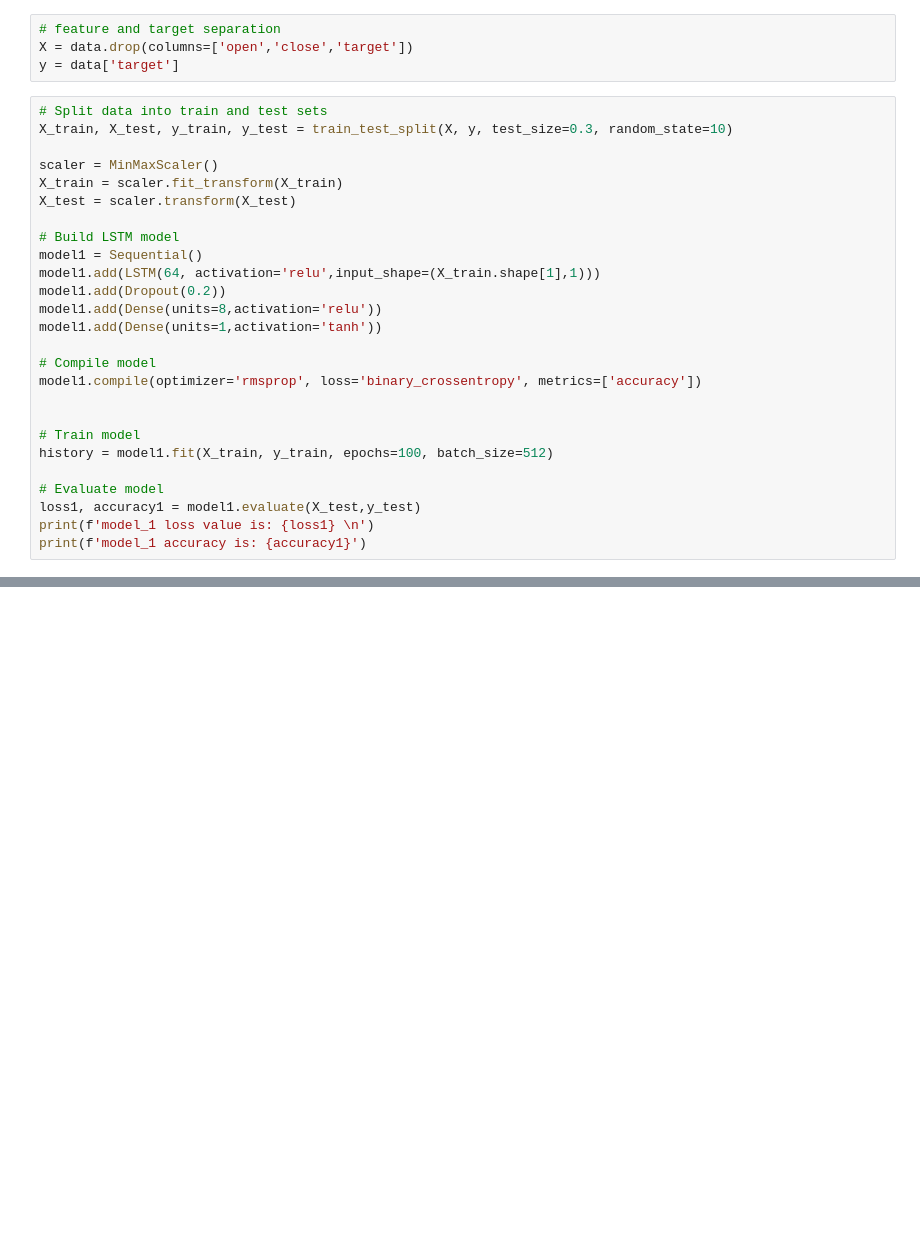
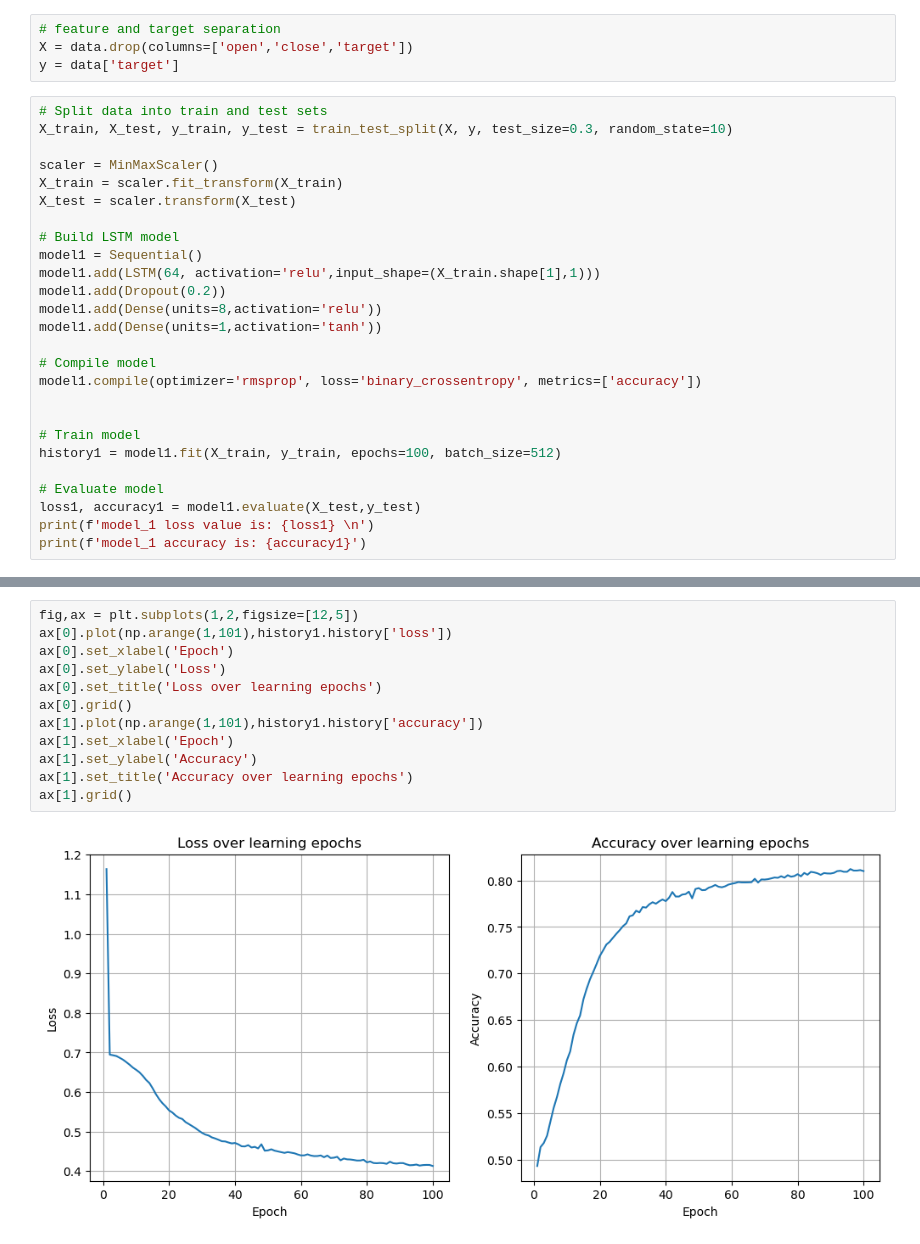
Before and after one commit to mrezaa/Bitcoin-price-trend-prediction, a Jupyter notebook: binary_lstm.ipynb, the cells around one changed output, grey strips where cells are left out. Cells and saved outputs as stored; diff of their text form; blank space fills up the shorter version.

Commit message:
some figures added to codes

```diff
--- a/binary_lstm.ipynb
+++ b/binary_lstm.ipynb
@@ -72,7 +74,7 @@ model1.compile(optimizer='rmsprop', loss='binary_crossentropy', metrics=['accura
 
 
 # Train model
-history = model1.fit(X_train, y_train, epochs=100, batch_size=512)
+history1 = model1.fit(X_train, y_train, epochs=100, batch_size=512)
 
 # Evaluate model
 loss1, accuracy1 = model1.evaluate(X_test,y_test)
@@ -99,3 +101,17 @@ model_1 accuracy is: 0.788662850856781
+# %%
+fig,ax = plt.subplots(1,2,figsize=[12,5])
+ax[0].plot(np.arange(1,101),history1.history['loss'])
+ax[0].set_xlabel('Epoch')
+ax[0].set_ylabel('Loss')
+ax[0].set_title('Loss over learning epochs')
+ax[0].grid()
+ax[1].plot(np.arange(1,101),history1.history['accuracy'])
+ax[1].set_xlabel('Epoch')
+ax[1].set_ylabel('Accuracy')
+ax[1].set_title('Accuracy over learning epochs')
+ax[1].grid()
+# %% [output]
+[figure, added]
 # %%
 # Build SimpleRNN model
 model2 = Sequential()
```
Also changed, not shown: parts of 4 cells of this notebook, 4 other files.
